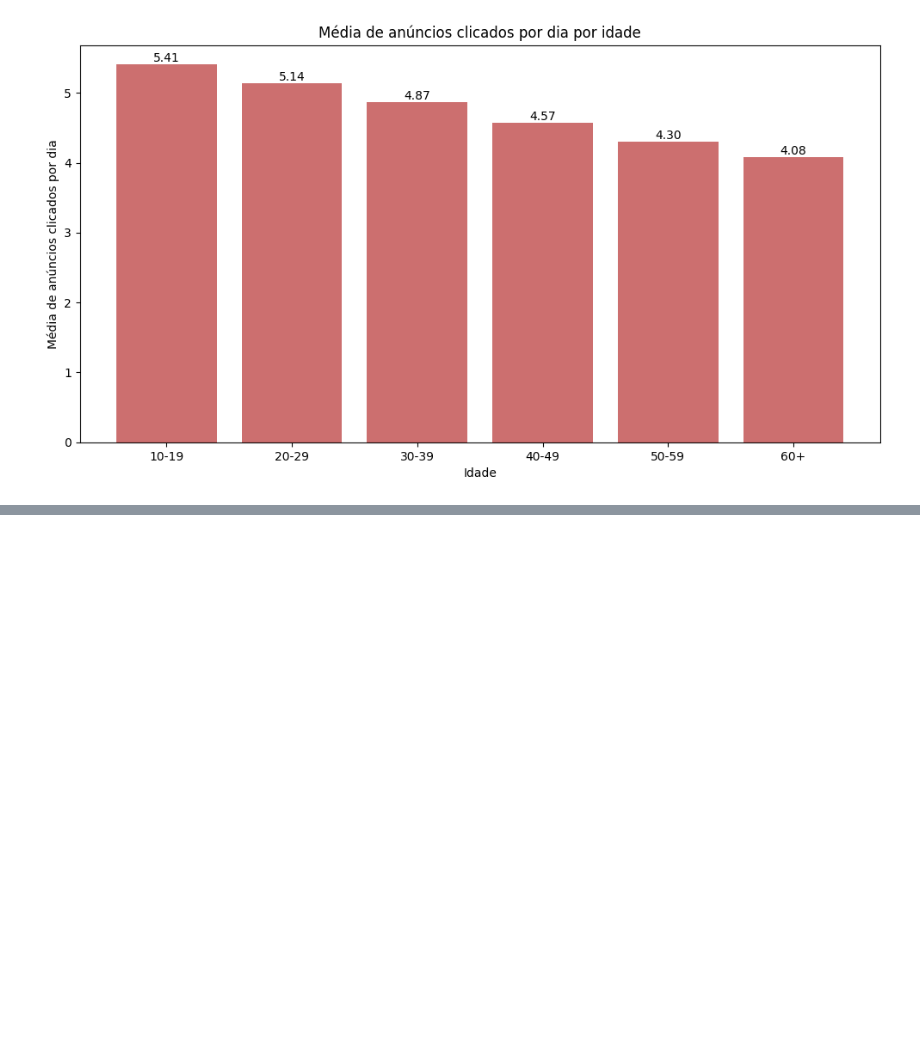
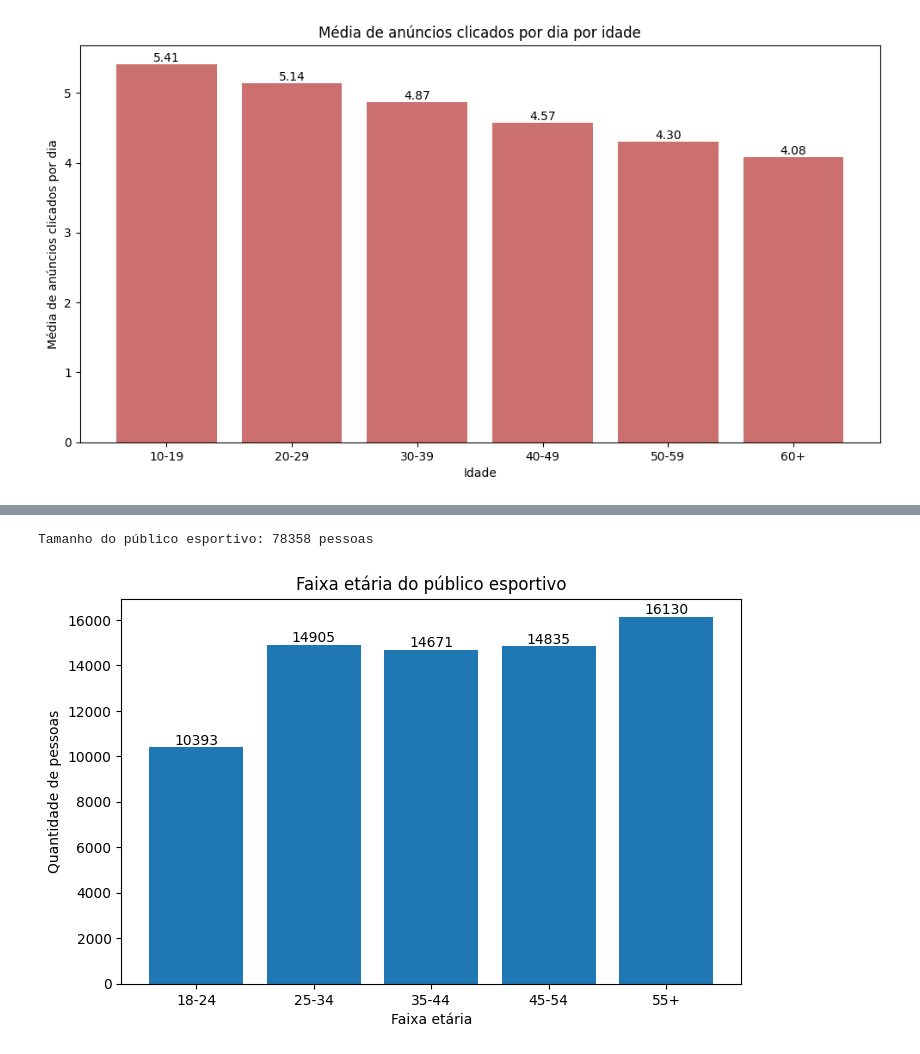
Before and after one commit to H3ytt0r62/SBD2-Social_Media_User_Analysis, a Jupyter notebook: Data layer/Raw/analytcs.ipynb, the cells around one changed output, grey strips where cells are left out. Saved outputs shown, nothing was run; the diff lists cells and outputs as text; code cells hidden in the pictures; blank space fills up the shorter version.

```diff
--- a/Data layer/Raw/analytcs.ipynb
+++ b/Data layer/Raw/analytcs.ipynb
@@ -307,0 +355,41 @@ plt.show()
+# %%
+publico_esportivo = df_raw[
+    (df_raw['exercise_hours_per_week'] >= 6) &
+    (df_raw['smoking'].str.lower() == 'no') &
+    (df_raw['country'].str.lower() == 'brazil')
+].copy()
+
+print(f'Tamanho do público esportivo: {len(publico_esportivo)} pessoas')
+# %% [output]
+Tamanho do público esportivo: 78358 pessoas
+# %%
+# criar faixas etárias
+publico_esportivo['faixa_idade'] = pd.cut(
+    publico_esportivo['age'],
+    bins=[18, 25, 35, 45, 55, 100],
+    labels=['18-24', '25-34', '35-44', '45-54', '55+'],
+    right=False
+)
+
+contagem = publico_esportivo['faixa_idade'].value_counts().sort_index()
+
+plt.figure(figsize=(8, 5))
+bars = plt.bar(contagem.index, contagem.values)
+
+# valor no topo da barra
+for bar in bars:
+    height = bar.get_height()
+    plt.text(
+        bar.get_x() + bar.get_width() / 2,
+        height,
+        f'{height}',
+        ha='center',
+        va='bottom'
+    )
+
+plt.title('Faixa etária do público esportivo')
+plt.xlabel('Faixa etária')
+plt.ylabel('Quantidade de pessoas')
+plt.show()
+# %% [output]
+[figure, added]
```
Also changed, not shown: parts of 5 cells of this notebook.
